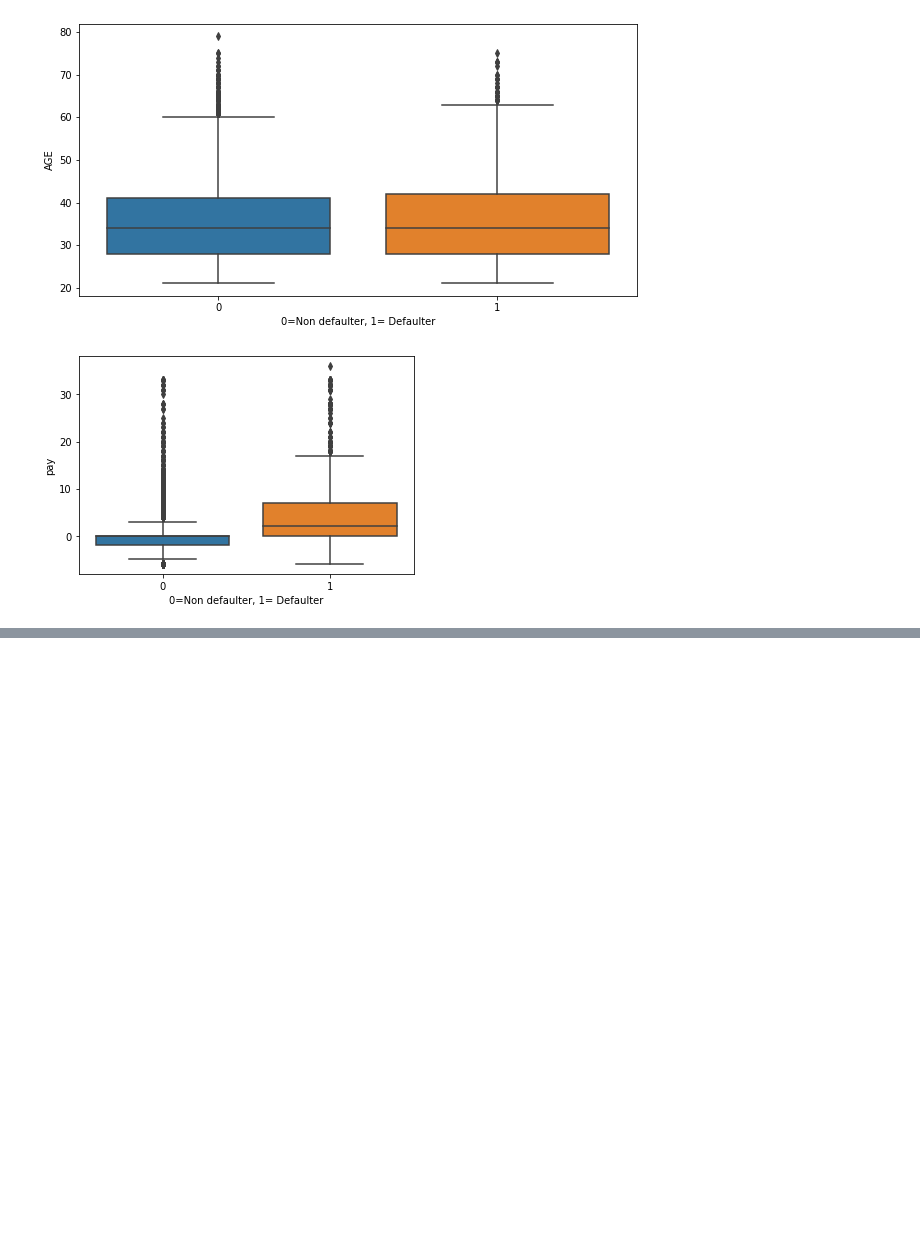
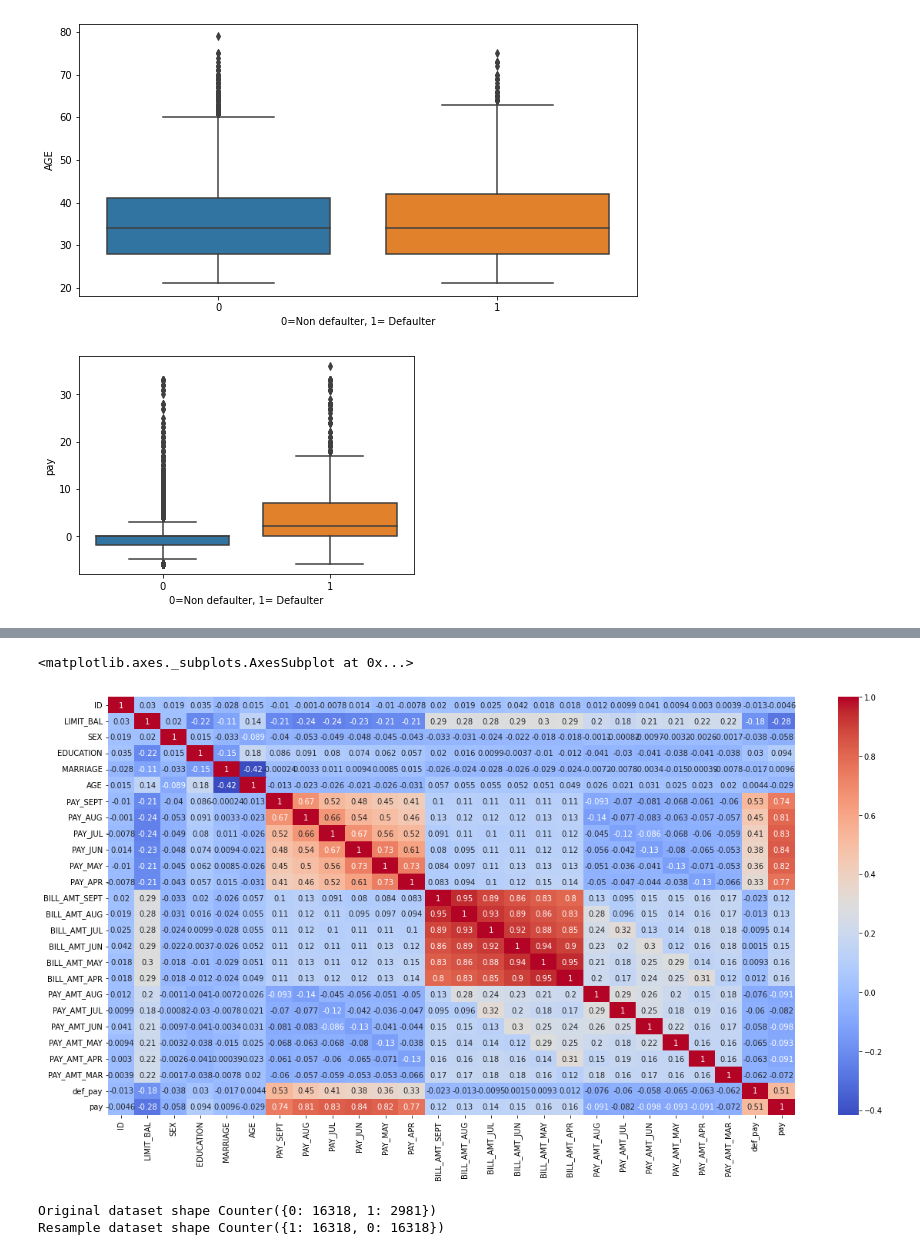
Before and after one commit to hetkothari/Credit-Card-Default-Prediction, a Jupyter notebook: Credit_Card_Default_Personal_Notebook.ipynb, the cells around one changed output, grey strips where cells are left out. Cells and saved outputs as stored; diff of their text form; code cells hidden in the pictures; blank space fills up the shorter version.

```diff
--- a/Credit_Card_Default_Personal_Notebook.ipynb
+++ b/Credit_Card_Default_Personal_Notebook.ipynb
@@ -246,3 +246,7 @@ plt.xlabel("0=Non defaulter, 1= Defaulter")
 plt.show()
 # %% [output]
 [figure]
+# %%
+print (data["def_pay"].value_counts())
+data = data.drop(data[(data.def_pay == 1) & (data.PAY_SEPT < 1) & (data.PAY_AUG < 1) & (data.PAY_JUL < 1) & (data.PAY_JUN < 1) & (data.PAY_MAY < 1)].index)
+data["def_pay"].value_counts()
@@ -248,0 +260,7 @@ plt.show()
+# %%
+plt.figure (figsize= (20,10))
+corelation= data.corr()
+sns.heatmap(corelation, annot=True, cmap='coolwarm')
+# %% [output]
+<matplotlib.axes._subplots.AxesSubplot at 0x...>
+[figure, added]
@@ -248,0 +281,14 @@ plt.show()
+# %%
+from collections import Counter
+from imblearn.over_sampling import RandomOverSampler
+
+os = RandomOverSampler()
+
+# fit predictor and target variable
+X_train_os, y_train_os = os.fit_sample(X_train, y_train)
+
+print('Original dataset shape', Counter(y_train))
+print('Resample dataset shape', Counter(y_train_os))
+# %% [output]
+Original dataset shape Counter({0: 16318, 1: 2981})
+Resample dataset shape Counter({1: 16318, 0: 16318})
```
Also changed, not shown: parts of 6 cells of this notebook.
